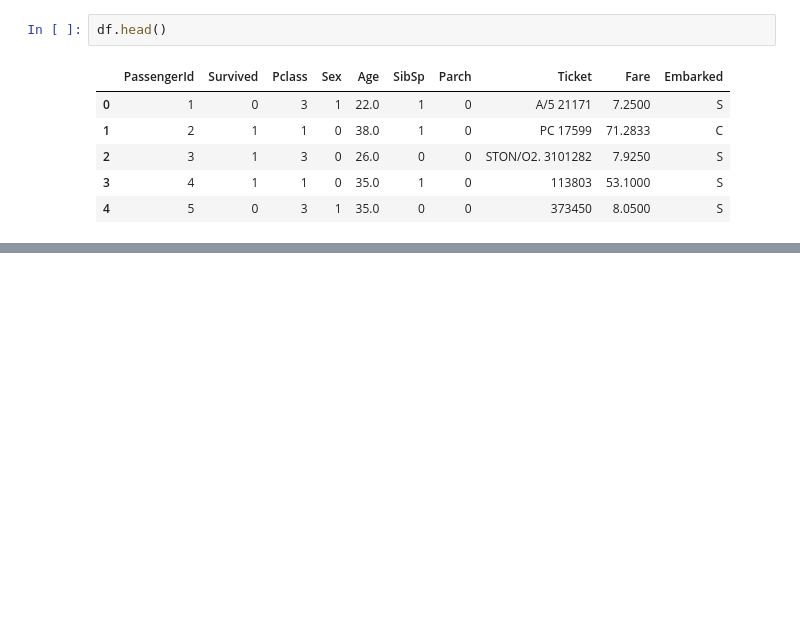
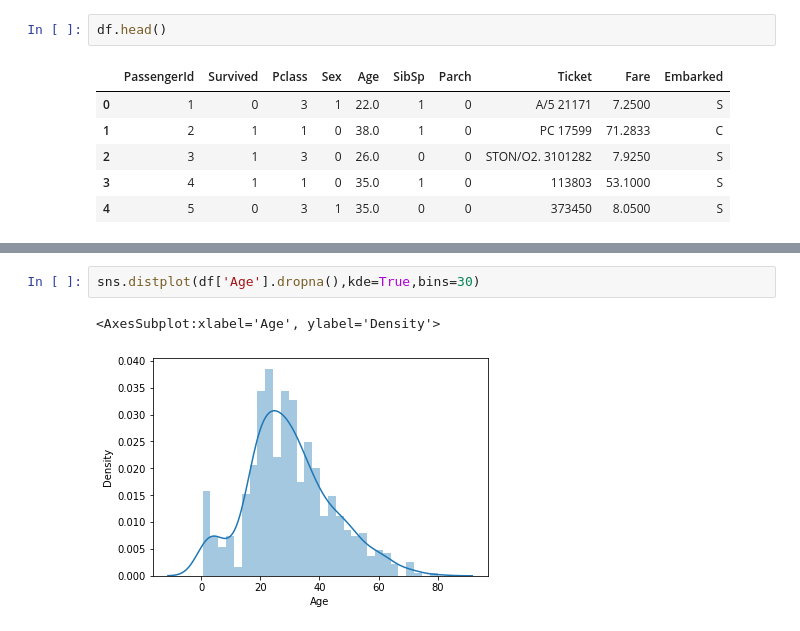
Before and after one commit to babiswas/pandasrepo, a Jupyter notebook: Titanic_new.ipynb, the cells around one changed output, grey strips where cells are left out. Drawn from its saved outputs; the diff is of its cells as text; blank space fills up the shorter version.

```diff
--- a/Titanic_new.ipynb
+++ b/Titanic_new.ipynb
@@ -89,0 +95,5 @@ df.head()
+# %%
+sns.distplot(df['Age'].dropna(),kde=True,bins=30)
+# %% [output]
+<AxesSubplot:xlabel='Age', ylabel='Density'>
+[figure, added]
```
Also changed, not shown: parts of 4 cells of this notebook.
